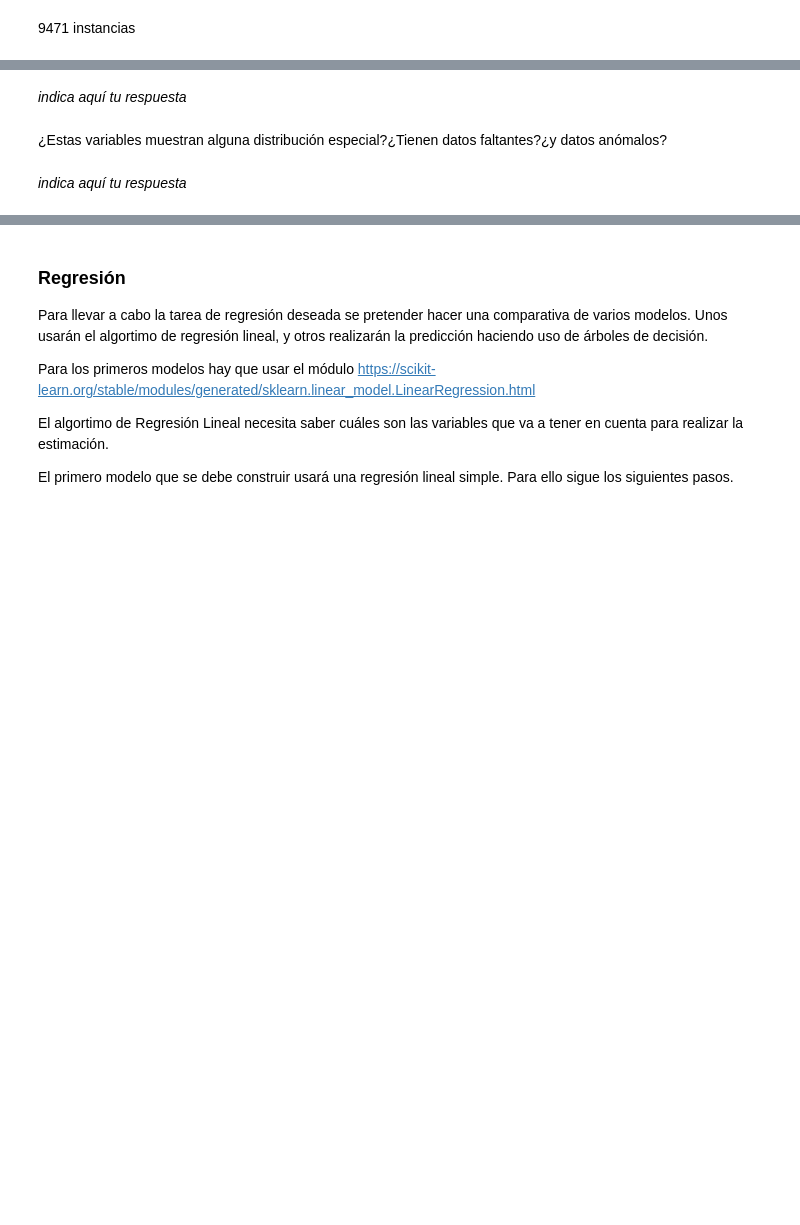
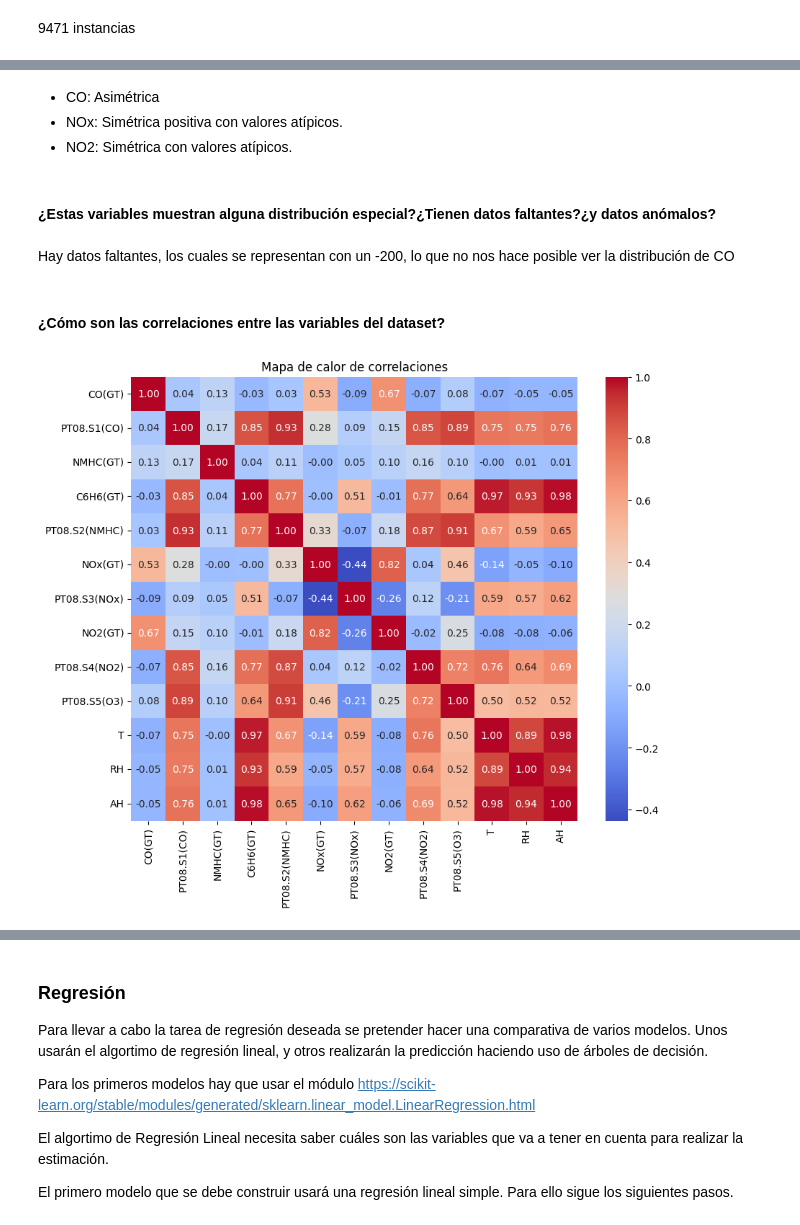
Before and after one commit to cabamarcos/AirQualityPrediction, a Jupyter notebook: Laboratorio_Actividad_1.ipynb, the cells around one changed output, grey strips where cells are left out. Saved outputs shown, nothing was run; the diff lists cells and outputs as text; code cells hidden in the pictures; blank space fills up the shorter version.

```diff
--- a/Laboratorio_Actividad_1.ipynb
+++ b/Laboratorio_Actividad_1.ipynb
@@ -148,9 +212,23 @@ _indica aquí tu respuesta_
 # %% [markdown]
-_indica aquí tu respuesta_
+- CO: Asimétrica
+- NOx: Simétrica positiva con valores atípicos.
+- NO2: Simétrica con valores atípicos.
 # %% [markdown]
-¿Estas variables muestran alguna distribución especial?¿Tienen datos faltantes?¿y datos anómalos?
+#### ¿Estas variables muestran alguna distribución especial?¿Tienen datos faltantes?¿y datos anómalos?
 # %% [markdown]
-_indica aquí tu respuesta_
+Hay datos faltantes, los cuales se representan con un -200, lo que no nos hace posible ver la distribución de CO
+# %% [markdown]
+#### ¿Cómo son las correlaciones entre las variables del dataset?
 # %%
-## ¿cómo son las correlaciones entre las variables del dataset?
+# Calcular matriz de correlación sin tener en cuenta date ni time
+df_corr = df.drop(columns=['Date', 'Time'])
+correlation_matrix = df_corr.corr()
+
+# Crear mapa de calor
+plt.figure(figsize=(10, 8))
+sns.heatmap(correlation_matrix, annot=True, cmap='coolwarm', fmt=".2f")
+plt.title('Mapa de calor de correlaciones')
+plt.show()
+# %% [output]
+[figure, added]
 # %% [markdown]
```
Also changed, not shown: parts of 32 cells of this notebook.
